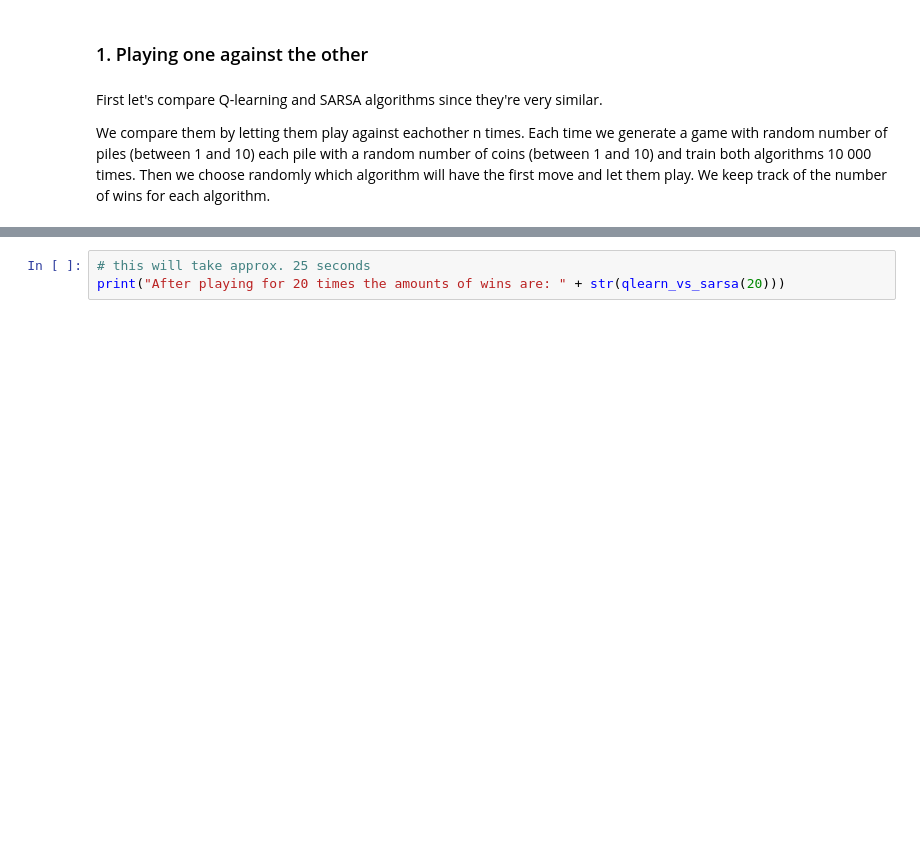
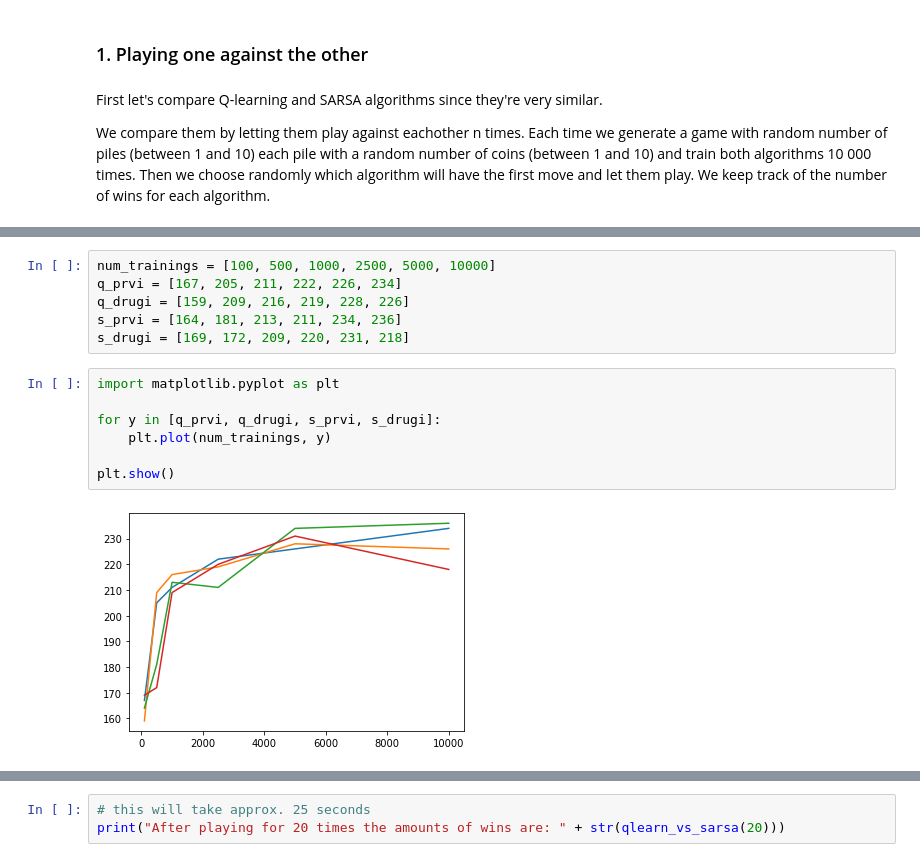
Before and after one commit to evgenijja/nim, a Jupyter notebook: comparison.ipynb, the cells around one changed output, grey strips where cells are left out. Drawn from its saved outputs; the diff is of its cells as text; blank space fills up the shorter version.

```diff
--- a/comparison.ipynb
+++ b/comparison.ipynb
@@ -28,0 +99,15 @@ from play import *
+# %%
+num_trainings = [100, 500, 1000, 2500, 5000, 10000]
+q_prvi = [167, 205, 211, 222, 226, 234]
+q_drugi = [159, 209, 216, 219, 228, 226]
+s_prvi = [164, 181, 213, 211, 234, 236]
+s_drugi = [169, 172, 209, 220, 231, 218]
+# %%
+import matplotlib.pyplot as plt
+
+for y in [q_prvi, q_drugi, s_prvi, s_drugi]:
+    plt.plot(num_trainings, y)
+
+plt.show()
+# %% [output]
+[figure, added]
```
Also changed, not shown: parts of 12 cells of this notebook, 3 other files.
